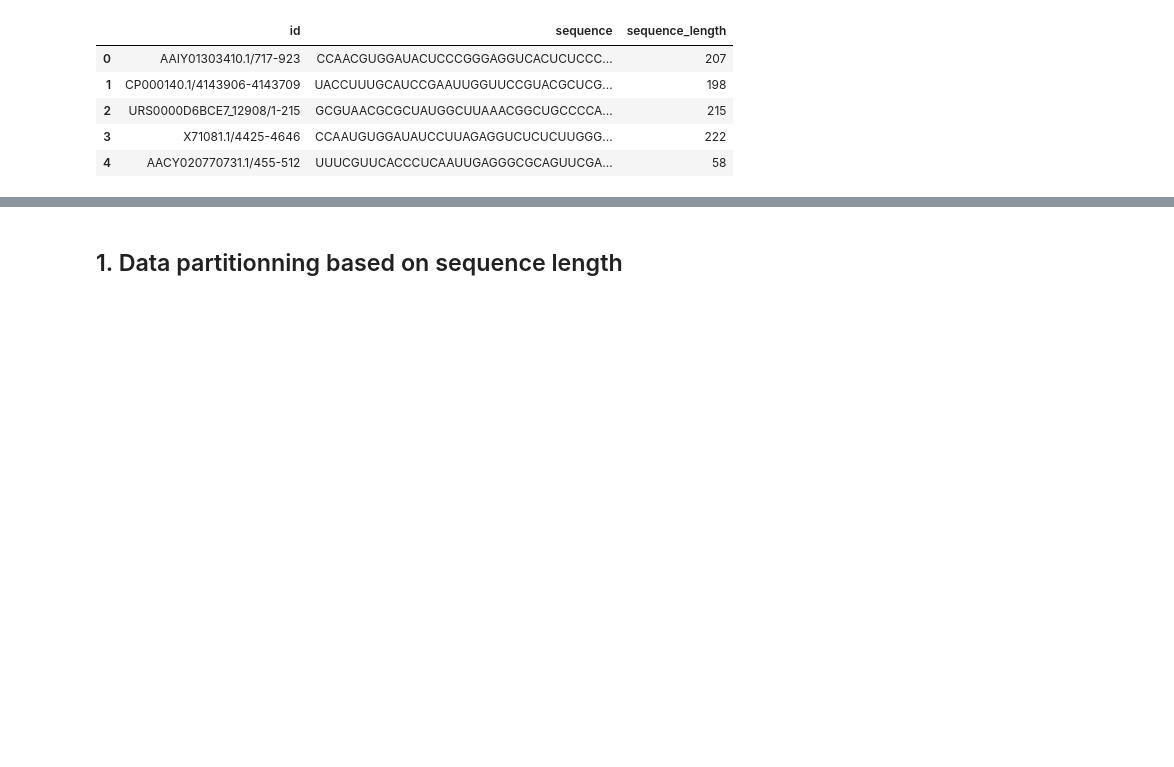
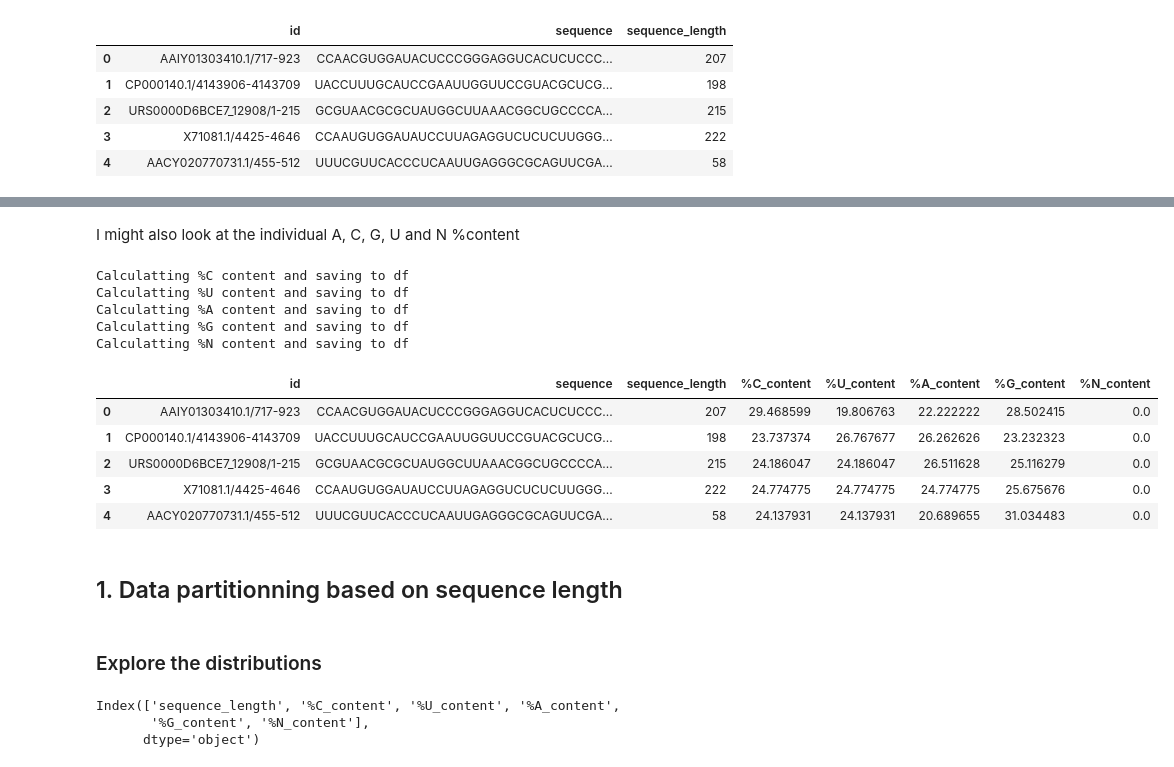
Before and after one commit to simlal/data-mining-assignments_bin710, a Jupyter notebook: dev4_descriptive-funcs/TP4_soln.ipynb, the cells around one changed output, grey strips where cells are left out. Drawn from its saved outputs; the diff is of its cells as text; code cells hidden in the pictures; blank space fills up the shorter version.

Commit message:
Calculate %nuc content and init histplots

```diff
--- a/dev4_descriptive-funcs/TP4_soln.ipynb
+++ b/dev4_descriptive-funcs/TP4_soln.ipynb
@@ -181,0 +213,2 @@ df.head()
+# %% [markdown]
+I might also look at the individual A, C, G, U and N %content
@@ -182,2 +239,22 @@ df.head()
+# %%
+# Getting %nucleotide content for each sequence and saving to new column
+get_nuc_counts(df=df, col_name_seq="sequence", possible_nucleotides_tocount=rna_nuc_with_unknowns)
+# %% [output]
+Calculatting %C content and saving to df
+Calculatting %U content and saving to df
+Calculatting %A content and saving to df
+Calculatting %G content and saving to df
+Calculatting %N content and saving to df
+# %%
+df.head()
+# %% [output]
+|  | id | sequence | sequence_length | %C_content | %U_content | %A_content | %G_content | %N_content |
+| 0 | AAIY01303410.1/717-923 | CCAACGUGGAUACUCCCGGGAGGUCACUCUCCC... | 207 | 29.468599 | 19.806763 | 22.222222 | 28.502415 | 0.0 |
+| 1 | CP000140.1/4143906-4143709 | UACCUUUGCAUCCGAAUUGGUUCCGUACGCUCG... | 198 | 23.737374 | 26.767677 | 26.262626 | 23.232323 | 0.0 |
+| 2 | URS0000D6BCE7_12908/1-215 | GCGUAACGCGCUAUGGCUUAAACGGCUGCCCCA... | 215 | 24.186047 | 24.186047 | 26.511628 | 25.116279 | 0.0 |
+| 3 | X71081.1/4425-4646 | CCAAUGUGGAUAUCCUUAGAGGUCUCUCUUGGG... | 222 | 24.774775 | 24.774775 | 24.774775 | 25.675676 | 0.0 |
+| 4 | AACY020770731.1/455-512 | UUUCGUUCACCCUCAAUUGAGGGCGCAGUUCGA... | 58 | 24.137931 | 24.137931 | 20.689655 | 31.034483 | 0.0 |
 # %% [markdown]
 ## 1. Data partitionning based on sequence length
+# %% [markdown]
+### Explore the distributions
@@ -183,0 +278,6 @@ df.head()
+# %%
+df.columns[2:]
+# %% [output]
+Index(['sequence_length', '%C_content', '%U_content', '%A_content',
+       '%G_content', '%N_content'],
+      dtype='object')
```
Also changed, not shown: parts of 11 cells of this notebook.
